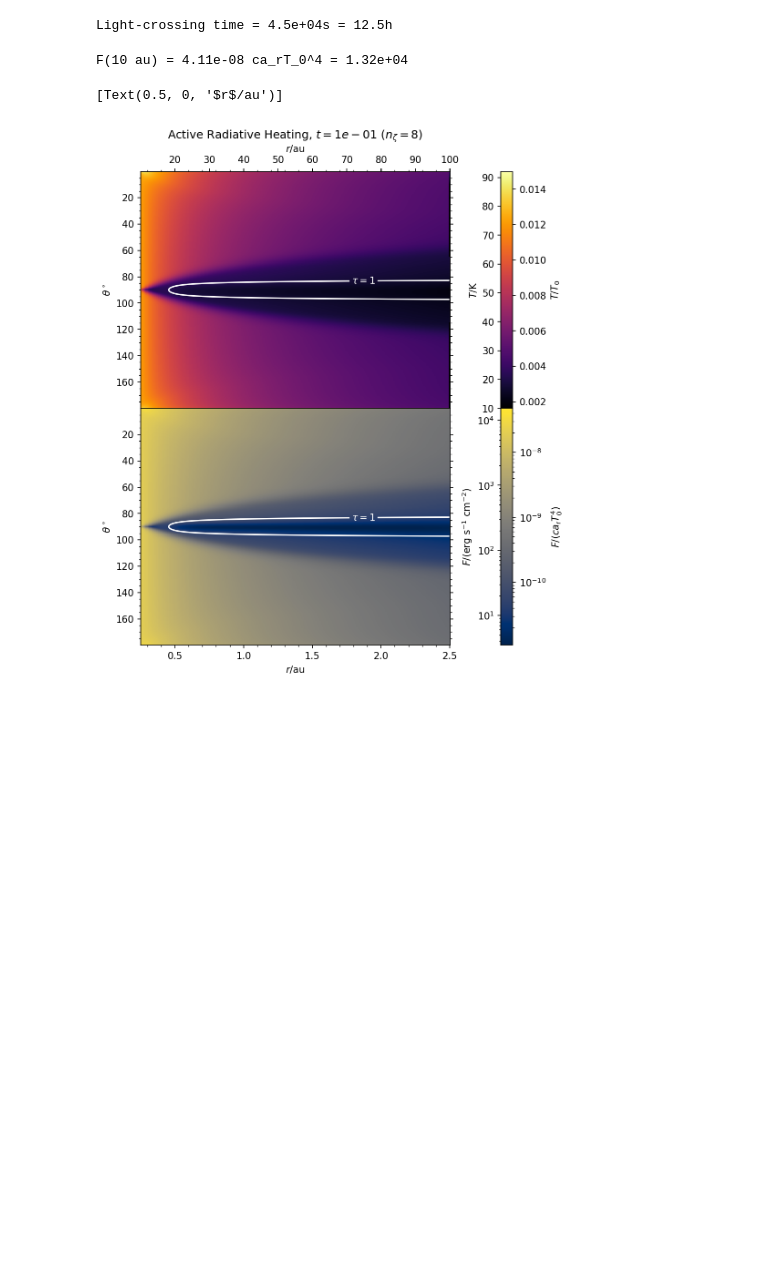
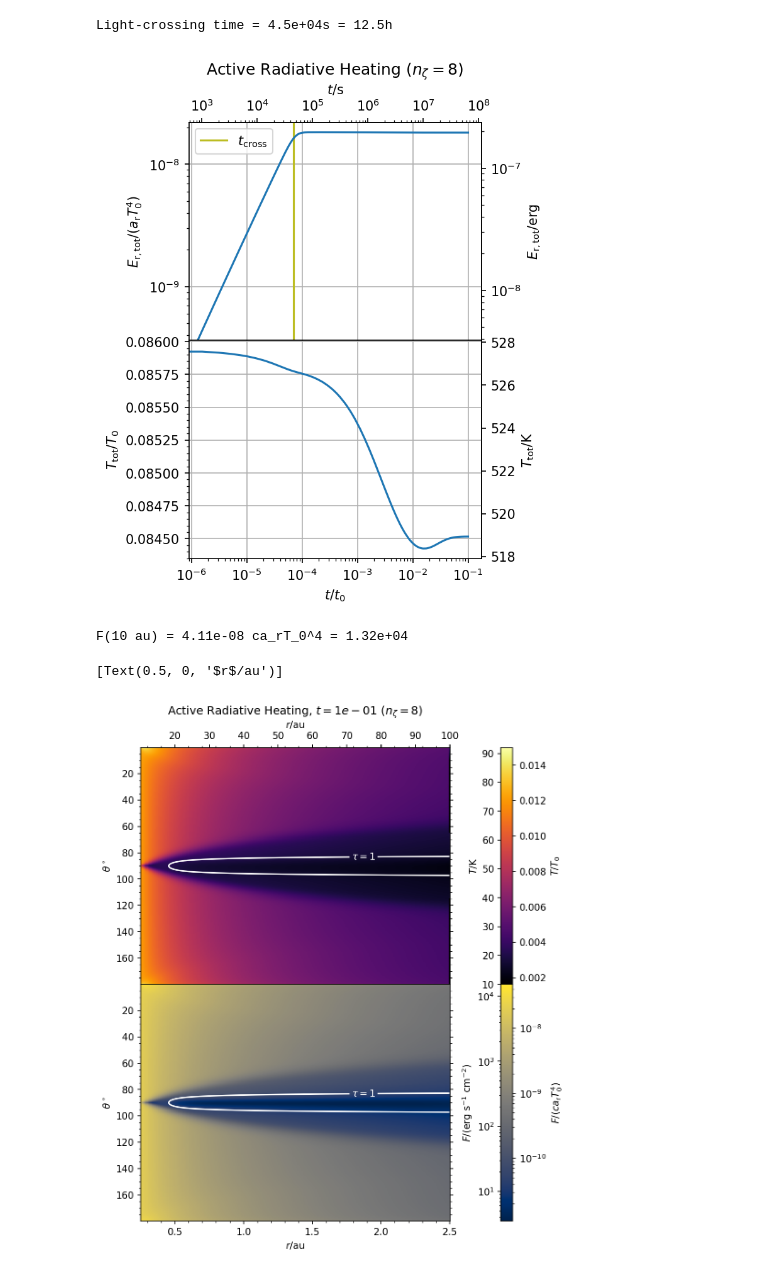
Before and after one commit to sabaronett/rad-hydro, a Jupyter notebook: athena/dev/const_opac/ConstantOpacity_Athena++.ipynb, the cells around one changed output. Saved outputs shown, nothing was run; the diff lists cells and outputs as text; code cells hidden in the pictures; blank space fills up the shorter version.

```diff
--- a/athena/dev/const_opac/ConstantOpacity_Athena++.ipynb
+++ b/athena/dev/const_opac/ConstantOpacity_Athena++.ipynb
@@ -499,6 +449,59 @@ t_cross = (x1max-x1min)*length_unit/c_speed
 print(f'Light-crossing time = {t_cross:.1e}s = {t_cross/3600:.1f}h')
 # %% [output]
 Light-crossing time = 4.5e+04s = 12.5h
+# %%
+#===============================================================================
+problem_id = 'const_opac'
+nzetas = [8]
+fig, axs = plt.subplots(nrows=2, sharex=True, figsize=(4, 6), dpi=150)
+
+# Read and plot
+for z, nzeta in enumerate(nzetas):
+    path = f'nzeta{nzeta}'
+    athinput = athena_read.athinput(f'{path}/athinput.{problem_id}')
+    Vmax = 4/3*np.pi*athinput['mesh']['x1max']**3
+    Vmin = 4/3*np.pi*athinput['mesh']['x1min']**3
+    Vtot = (Vmax - Vmin)/2
+    gamma = athinput['hydro']['gamma']       # C_p/C_v = 1 + 2/DoF
+    hst = athena_read.hst(f'{path}/output/{problem_id}.hst')
+    T = hst['tot-E']*(gamma - 1)*Vtot/hst['mass']
+
+    axs[0].axvline(t_cross*cs_iso/length_unit, color='tab:olive',
+                   label=r'$t_\mathrm{cross}$')
+    axs[0].loglog(hst['time'], hst['Er'])
+    axs[1].semilogx(hst['time'], T)
+
+# Format secondary axes in cgs
+def t2s(t):
+  return t*length_unit/cs_iso
+
+def E2erg(E):
+  return E*arad*T_unit**4
+
+ax_r = axs[0].secondary_xaxis('top', functions=(t2s, t2s))
+ax_E = axs[0].secondary_yaxis('right', functions=(E2erg, E2erg))
+ax_T = axs[1].secondary_yaxis('right', functions=(T2cgs, T2cgs))
+
+ax_r.set(xlabel=r'$t$/s')
+# ax_r.minorticks_on()
+ax_E.set(ylabel=r'$E_\mathrm{r,tot}$/erg')
+# ax_E.minorticks_on()
+ax_T.set(ylabel=r'$T_\mathrm{tot}$/K')
+# ax_T.minorticks_on()
+
+# Format (sub)plots
+for ax in axs:
+  ax.grid()
+  ax.minorticks_on()
+
+axs[0].legend()
+axs[0].set(ylabel=r'$E_\mathrm{r,tot}/(a_\mathrm{r}T_0^4)$',
+           title=f'Active Radiative Heating ($n_\zeta = {nzeta}$)')
+axs[1].set(ylabel=r'$T_\mathrm{tot}/T_0$', xlabel='$t/t_0$')
+plt.subplots_adjust(hspace=0)
+# plt.savefig(f'NAME.jpg', bbox_inches='tight', pad_inches=0.01)
+# %% [output]
+[figure, added]
 # %%
 #===============================================================================
 problem_id = 'const_opac'
```
Also changed, not shown: parts of 1 cell of this notebook.
